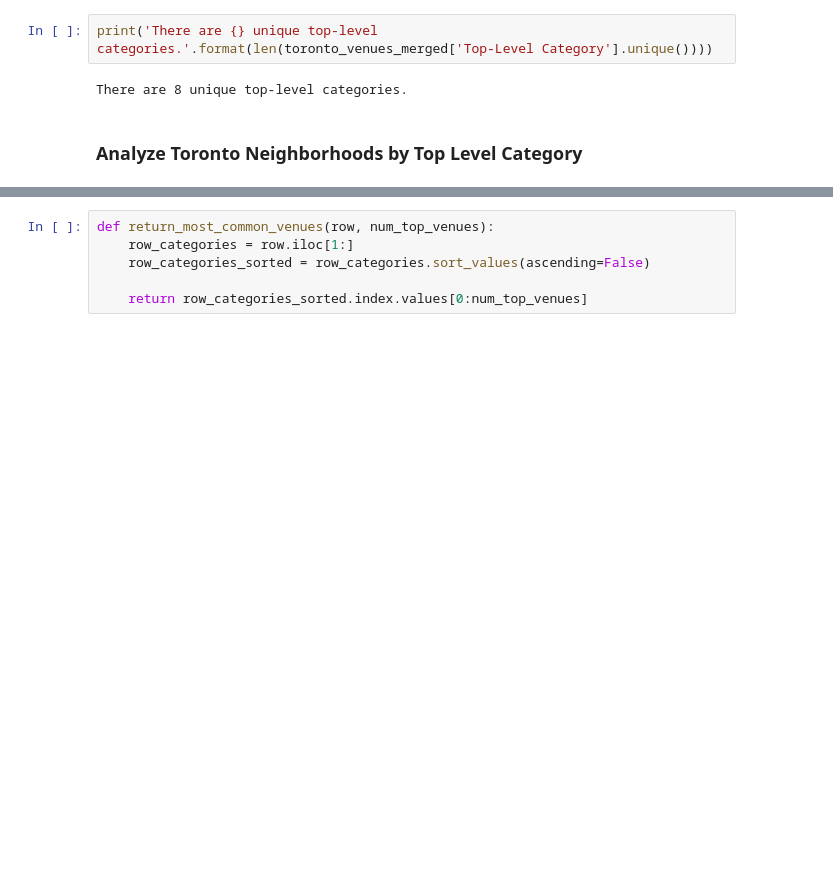
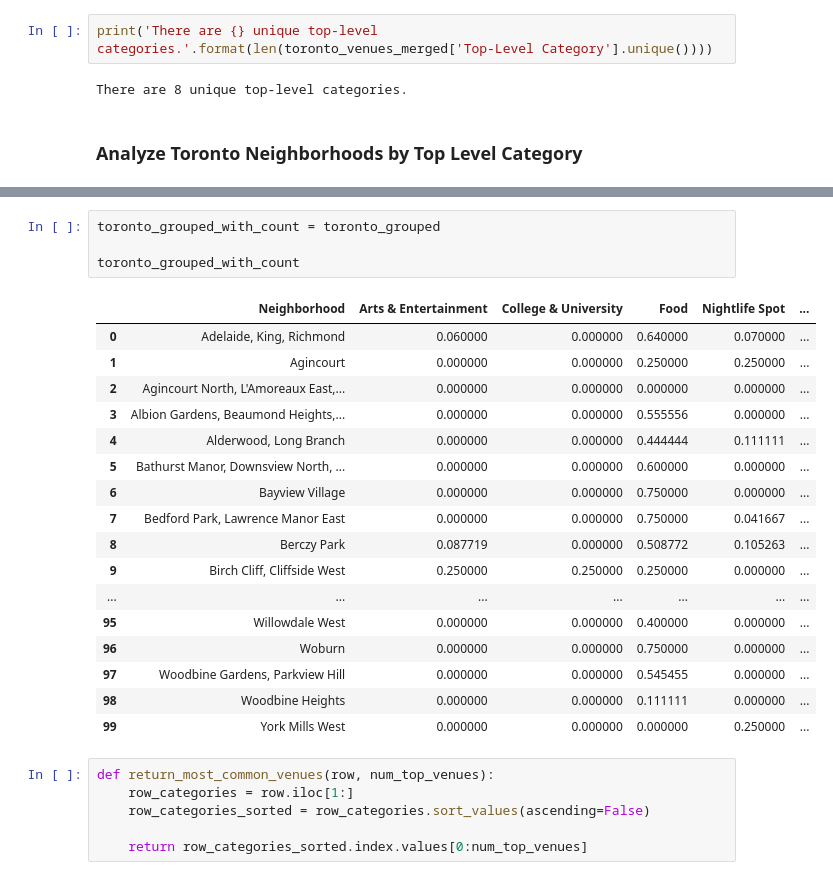
Before and after one commit to nicpak/coursera_capstone, a Jupyter notebook: Coursera - Capstone Notebook - Final Workbook.ipynb, the cells around one changed output, grey strips where cells are left out. Saved outputs shown, nothing was run; the diff lists cells and outputs as text; blank space fills up the shorter version.

```diff
--- a/Coursera - Capstone Notebook - Final Workbook.ipynb
+++ b/Coursera - Capstone Notebook - Final Workbook.ipynb
@@ -539,3 +501,25 @@ toronto_grouped.shape
+# %%
+toronto_grouped_with_count = toronto_grouped
+
+toronto_grouped_with_count
+# %% [output]
+|  | Neighborhood | Arts & Entertainment | College & University | Food | Nightlife Spot | ... |
+| 0 | Adelaide, King, Richmond | 0.060000 | 0.000000 | 0.640000 | 0.070000 | ... |
+| 1 | Agincourt | 0.000000 | 0.000000 | 0.250000 | 0.250000 | ... |
+| 2 | Agincourt North, L'Amoreaux East,... | 0.000000 | 0.000000 | 0.000000 | 0.000000 | ... |
+| 3 | Albion Gardens, Beaumond Heights,... | 0.000000 | 0.000000 | 0.555556 | 0.000000 | ... |
+| 4 | Alderwood, Long Branch | 0.000000 | 0.000000 | 0.444444 | 0.111111 | ... |
+| 5 | Bathurst Manor, Downsview North, ... | 0.000000 | 0.000000 | 0.600000 | 0.000000 | ... |
+| 6 | Bayview Village | 0.000000 | 0.000000 | 0.750000 | 0.000000 | ... |
+| 7 | Bedford Park, Lawrence Manor East | 0.000000 | 0.000000 | 0.750000 | 0.041667 | ... |
+| 8 | Berczy Park | 0.087719 | 0.000000 | 0.508772 | 0.105263 | ... |
+| 9 | Birch Cliff, Cliffside West | 0.250000 | 0.250000 | 0.250000 | 0.000000 | ... |
+| ... | ... | ... | ... | ... | ... | ... |
+| 95 | Willowdale West | 0.000000 | 0.000000 | 0.400000 | 0.000000 | ... |
+| 96 | Woburn | 0.000000 | 0.000000 | 0.750000 | 0.000000 | ... |
+| 97 | Woodbine Gardens, Parkview Hill | 0.000000 | 0.000000 | 0.545455 | 0.000000 | ... |
+| 98 | Woodbine Heights | 0.000000 | 0.000000 | 0.111111 | 0.000000 | ... |
+| 99 | York Mills West | 0.000000 | 0.000000 | 0.000000 | 0.250000 | ... |
 # %%
 def return_most_common_venues(row, num_top_venues):
     row_categories = row.iloc[1:]
```
Also changed, not shown: parts of 49 cells of this notebook.
